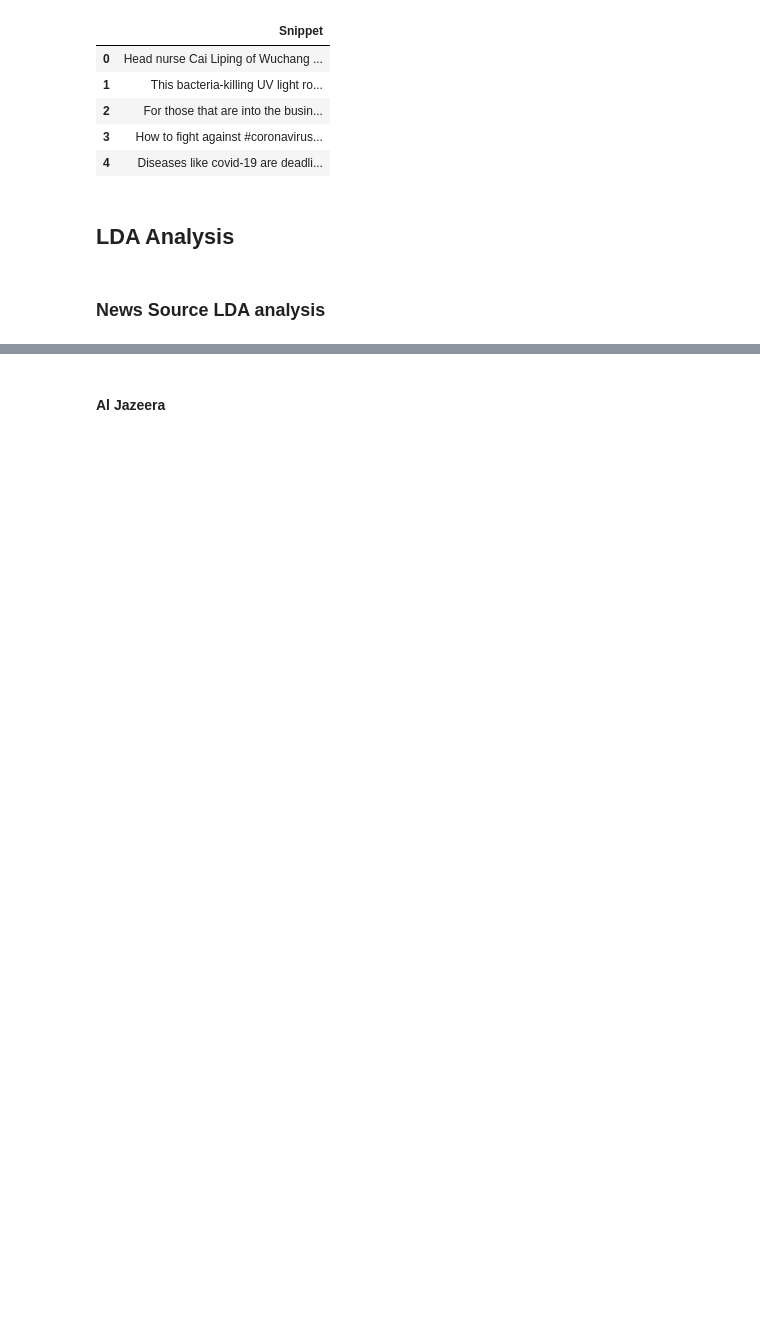
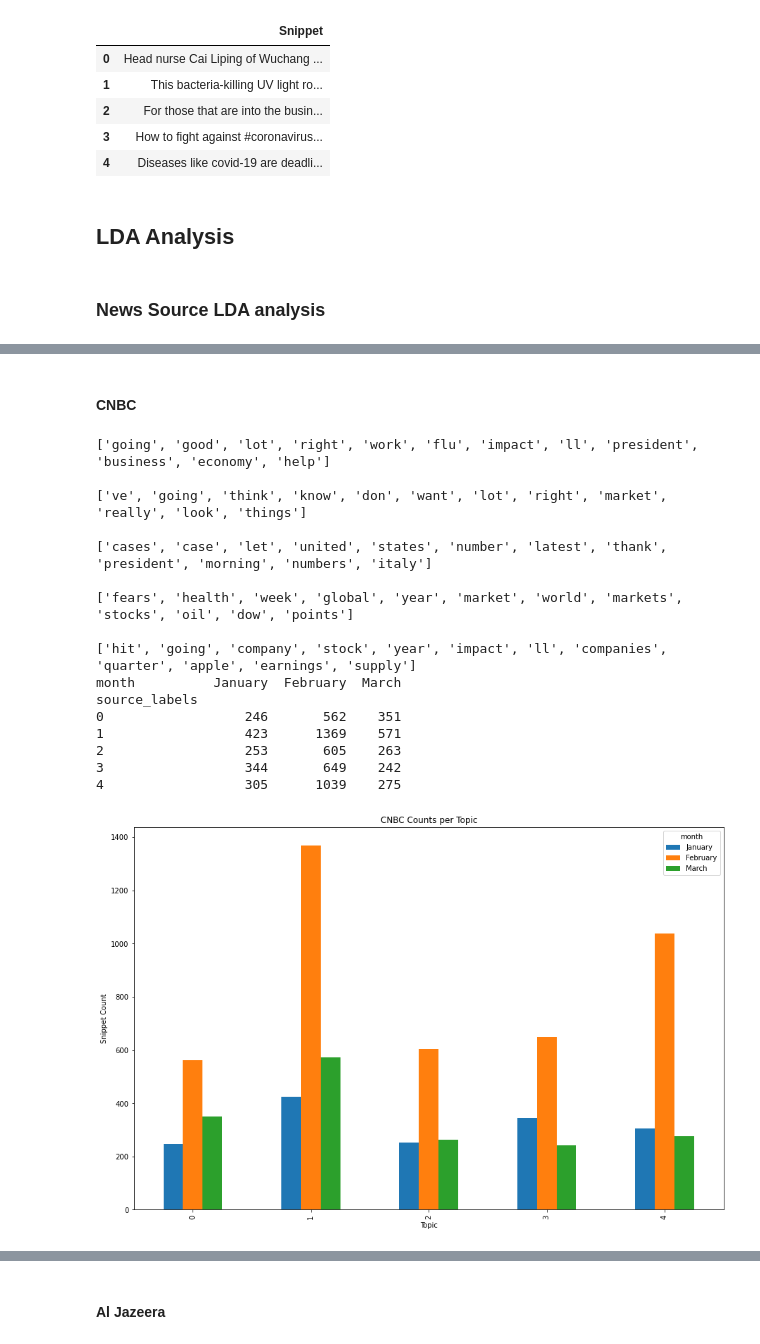
Before and after one commit to ek0212/COVID-19-Data-Analysis, a Jupyter notebook: Project/Math 189Z Project.ipynb, the cells around one changed output, grey strips where cells are left out. Saved outputs shown, nothing was run; the diff lists cells and outputs as text; code cells hidden in the pictures; blank space fills up the shorter version.

```diff
--- a/Project/Math 189Z Project.ipynb
+++ b/Project/Math 189Z Project.ipynb
@@ -14,0 +104,8 @@ import matplotlib.pyplot as plt
+# %%
+CNBC_jan = pd.read_csv('CNBC.202001.csv')
+CNBC_feb = pd.read_csv('CNBC.202002.csv')
+CNBC_mar = pd.read_csv('CNBC.202003.csv')
+
+CNBC = pd.concat([CNBC_jan, CNBC_feb, CNBC_mar]).reset_index(drop=True)
+CNBC.drop(['URL','MatchDateTime','Station','Show','IAShowID','IAPreviewThumb'], axis=1, inplace=True)
+CNBC.head()
@@ -202,0 +467,25 @@ NameError: name 'text' is not defined
+# %% [markdown]
+#### CNBC
+# %%
+lda(CNBC,
+    CNBC_jan, CNBC_feb, CNBC_mar,
+    'January', 'February','March',
+    'CNBC Counts per Topic')
+# %% [output]
+['going', 'good', 'lot', 'right', 'work', 'flu', 'impact', 'll', 'president', 'business', 'economy', 'help']
+
+['ve', 'going', 'think', 'know', 'don', 'want', 'lot', 'right', 'market', 'really', 'look', 'things']
+
+['cases', 'case', 'let', 'united', 'states', 'number', 'latest', 'thank', 'president', 'morning', 'numbers', 'italy']
+
+['fears', 'health', 'week', 'global', 'year', 'market', 'world', 'markets', 'stocks', 'oil', 'dow', 'points']
+
+['hit', 'going', 'company', 'stock', 'year', 'impact', 'll', 'companies', 'quarter', 'apple', 'earnings', 'supply']
+month          January  February  March
+source_labels
+0                  246       562    351
+1                  423      1369    571
+2                  253       605    263
+3                  344       649    242
+4                  305      1039    275
+[figure, added]
```
Also changed, not shown: parts of 43 cells of this notebook.
